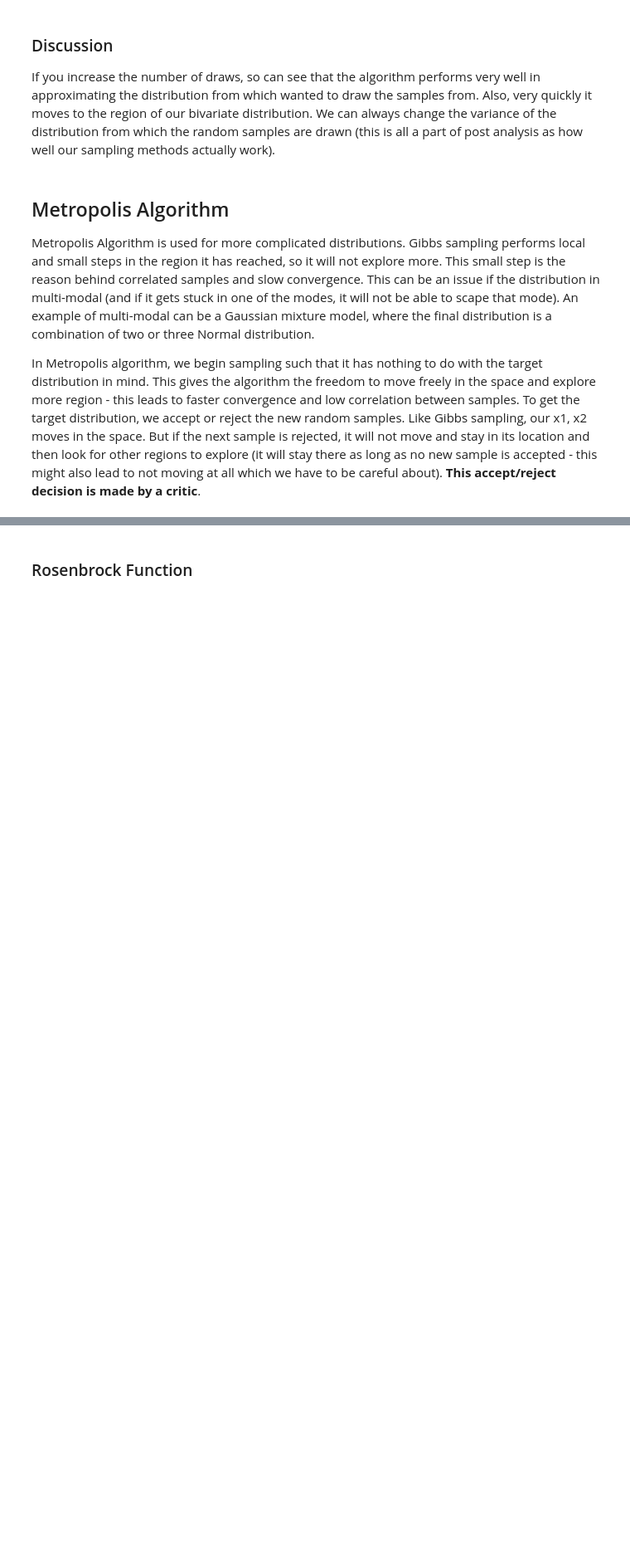
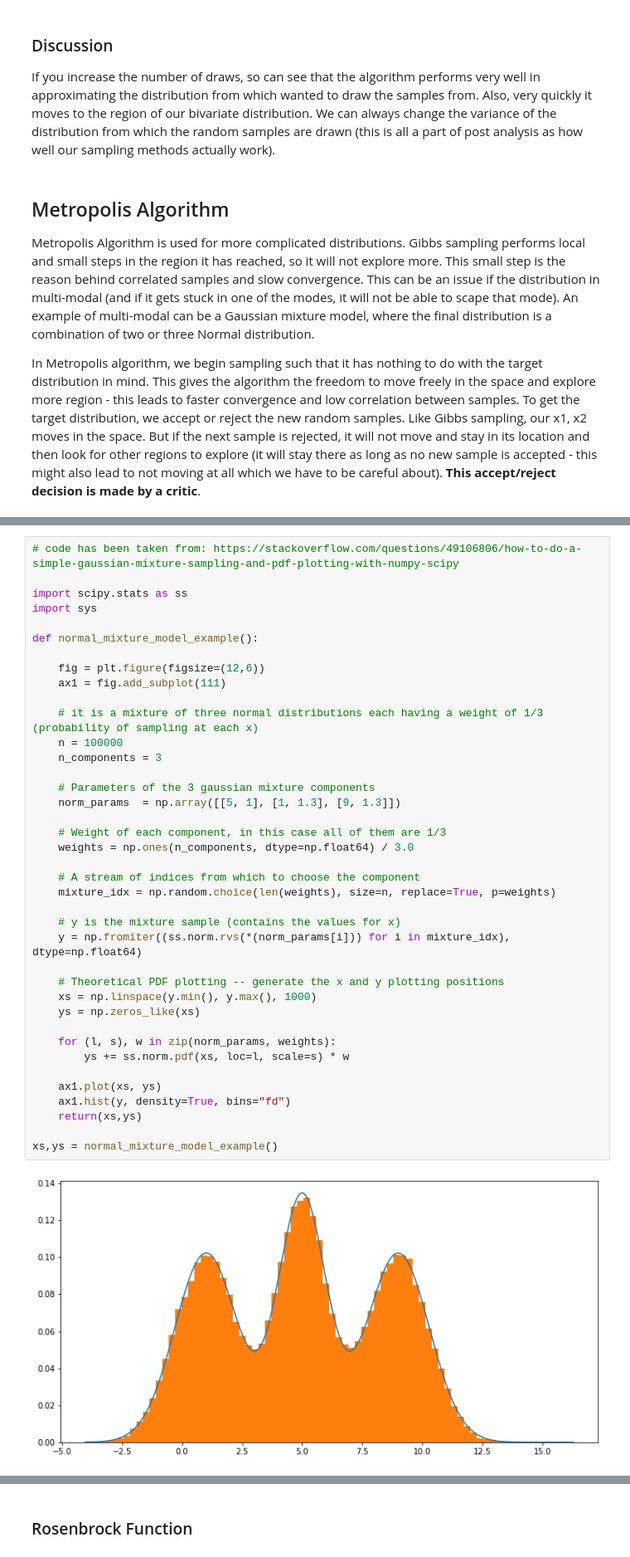
Before and after one commit to ashutoshnayakIE/MCMC, a Jupyter notebook: MCMC.ipynb, the cells around one changed output, grey strips where cells are left out. Shown at 83% size. Cells and saved outputs as stored; diff of their text form; blank space fills up the shorter version.

```diff
--- a/MCMC.ipynb
+++ b/MCMC.ipynb
@@ -262,0 +271,41 @@ The details and notation of the Metropolis algorithm is shown in the Figure belo
+# %%
+# code has been taken from: https://stackoverflow.com/questions/49106806/how-to-do-a-simple-gaussian-mixture-sampling-and-pdf-plotting-with-numpy-scipy
+
+import scipy.stats as ss
+import sys
+
+def normal_mixture_model_example():
+
+    fig = plt.figure(figsize=(12,6))
+    ax1 = fig.add_subplot(111)
+
+    # it is a mixture of three normal distributions each having a weight of 1/3 (probability of sampling at each x)
+    n = 100000
+    n_components = 3
+
+    # Parameters of the 3 gaussian mixture components
+    norm_params  = np.array([[5, 1], [1, 1.3], [9, 1.3]])
+
+    # Weight of each component, in this case all of them are 1/3
+    weights = np.ones(n_components, dtype=np.float64) / 3.0
+
+    # A stream of indices from which to choose the component
+    mixture_idx = np.random.choice(len(weights), size=n, replace=True, p=weights)
+
+    # y is the mixture sample (contains the values for x)
+    y = np.fromiter((ss.norm.rvs(*(norm_params[i])) for i in mixture_idx), dtype=np.float64)
+
+    # Theoretical PDF plotting -- generate the x and y plotting positions
+    xs = np.linspace(y.min(), y.max(), 1000)
+    ys = np.zeros_like(xs)
+
+    for (l, s), w in zip(norm_params, weights):
+        ys += ss.norm.pdf(xs, loc=l, scale=s) * w
+
+    ax1.plot(xs, ys)
+    ax1.hist(y, density=True, bins="fd")
+    return(xs,ys)
+
+xs,ys = normal_mixture_model_example()
+# %% [output]
+[figure, added]
```
Also changed, not shown: parts of 8 cells of this notebook.
